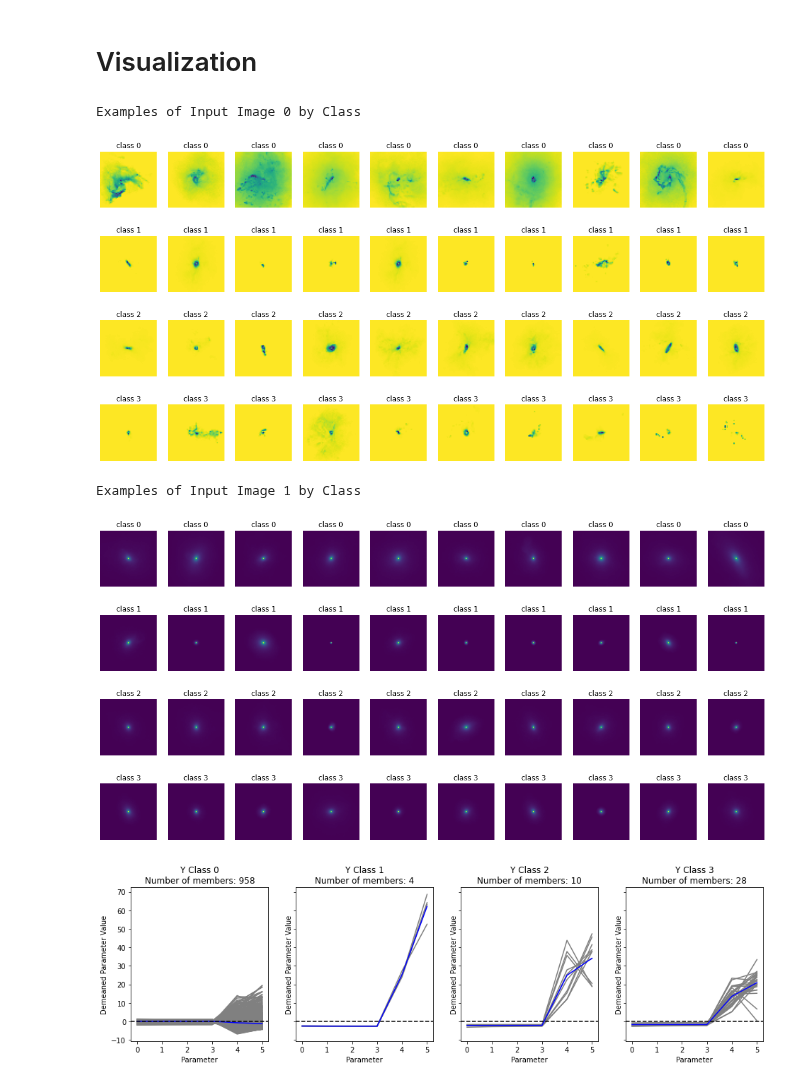
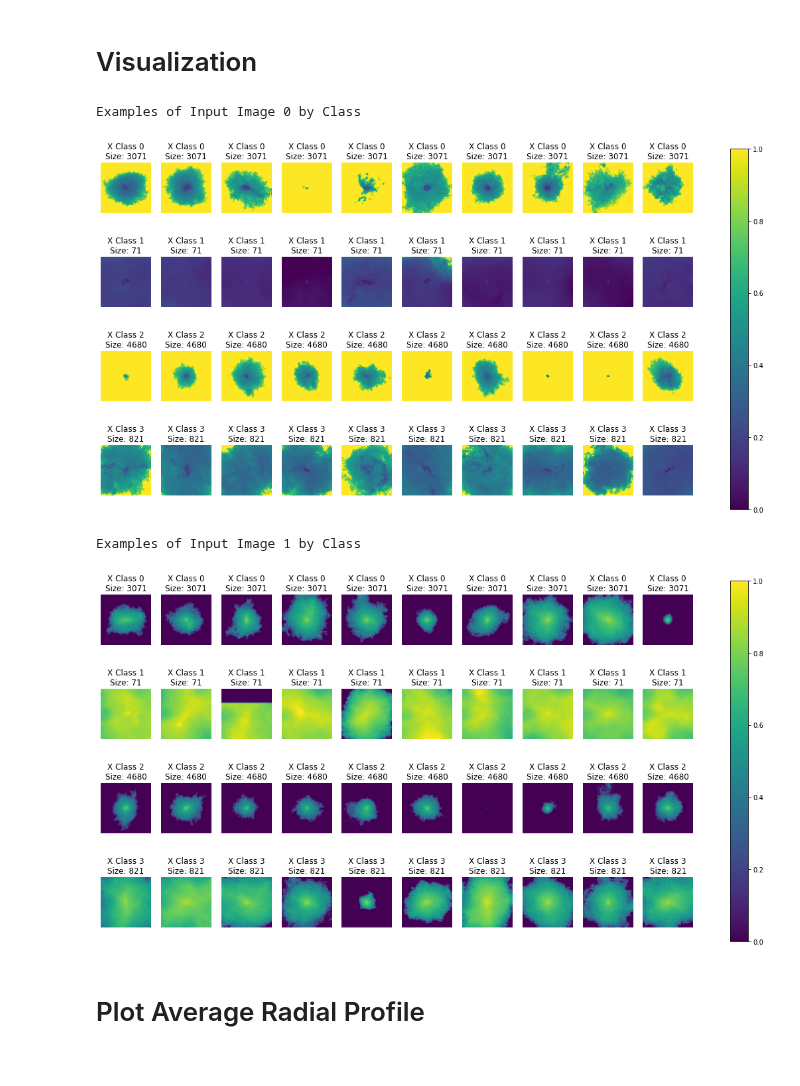
Before and after one commit to eberharf/cfl, a Jupyter notebook: cfl_examples/galaxies/cfl_galaxies0.ipynb, the cells around one changed output. Drawn from its saved outputs; the diff is of its cells as text; code cells hidden in the pictures.

Commit message:
Rescale inputs galaxy data

```diff
--- a/cfl_examples/galaxies/cfl_galaxies0.ipynb
+++ b/cfl_examples/galaxies/cfl_galaxies0.ipynb
@@ -54,0 +86,7 @@ plt.show()
+# %%
+fig,ax = plt.subplots(1,6,figsize=(20,4), sharex=True, sharey=True)
+for i in range(6):
+    ax[i].hist(Y[:,i],10)
+    ax[i].set_title('Parameter {} Hist.'.format(i))
+    print('param {} min: {}, max: {}'.format(i, np.min(Y[:,i]),np.max(Y[:,i])))
+plt.show()
@@ -72,12 +118,12 @@ data_info = { 'X_dims' : X.shape,
 # conditional density estimator parameters
 CDE_params = { 'batch_size'  : 64,
                'optimizer'   : 'adam',
-               'n_epochs'    : 200,
+               'n_epochs'    : 150,
                'verbose'     : 1,
                'opt_config'  : {'lr': 1e-4},
                'dense_units' : [1000, 100, data_info['Y_dims'][1]],
                'activations' : ['relu', 'relu', 'linear'],
-               'dropouts'    : [0, 0, 0],
+               'dropouts'    : [0.1, 0.1, 0],
                'show_plot'   : True }
 
 
@@ -98,5 +144,5 @@ loss not specified in params, defaulting to mean_squared_error
 model_name not specified in params, defaulting to CondExpMod
 # %%
 # train
-train_results = cfl_object.train(dataset0, standardize=True)
+train_results = cfl_object.train(dataset0, standardize=False)
 # %% [output]
@@ -122,6 +168,6 @@ Loading parameters from  results/galaxies/experiment0001/dataset0/checkpoints/be
 # %%
 # predict
-dataset1 = Dataset(X[:1000,:], Y[:1000,:], dataset_label='dataset1', experiment_saver=experiment_saver)
+dataset1 = Dataset(X[:,:], Y[:,:], dataset_label='dataset1', experiment_saver=experiment_saver)
 xlbls,ylbls = cfl_object.predict(dataset1)
 # %% [markdown]
 # Visualization
@@ -138,42 +184,38 @@ def reshape_input(vec, im_no):
 # %%
 print('Examples of Input Image 0 by Class')
 fig,ax = plt.subplots(cluster_params['n_Xclusters'], 10, figsize=(20,10))
+figmin = np.min(dataset1.X[:,:2601])
+figmax = np.max(dataset1.X[:,:2601])
 for i in range(cluster_params['n_Xclusters']):
     class_idx = np.where(xlbls==i)[0]
     class_samples = np.random.choice(class_idx, 10)
     for j in range(10):
-        ax[i,j].imshow(reshape_input(dataset1.X[class_samples[j]],0))
+        im = ax[i,j].imshow(reshape_input(dataset1.X[class_samples[j]],0), vmin=figmin, vmax=figmax)
         ax[i,j].set_title('class {}'.format(i))
         ax[i,j].axis('off')
+        ax[i,j].set_title('X Class {}\nSize: {}'.format(i, np.sum(xlbls==i)))
+fig.colorbar(im, ax=ax)
 plt.show()
 # %% [output]
 Examples of Input Image 0 by Class
-[figure, old version]
+[figure, new version]
 # %%
 print('Examples of Input Image 1 by Class')
 fig,ax = plt.subplots(cluster_params['n_Xclusters'], 10, figsize=(20,10))
+figmin = np.min(dataset1.X[:,2601:])
+figmax = np.max(dataset1.X[:,2601:])
 for i in range(cluster_params['n_Xclusters']):
     class_idx = np.where(xlbls==i)[0]
     class_samples = np.random.choice(class_idx, 10)
     for j in range(10):
-        ax[i,j].imshow(reshape_input(dataset1.X[class_samples[j]],1))
+        ax[i,j].imshow(reshape_input(dataset1.X[class_samples[j]],1),vmin=figmin, vmax=figmax)
         ax[i,j].set_title('class {}'.format(i))
         ax[i,j].axis('off')
+        ax[i,j].set_title('X Class {}\nSize: {}'.format(i, np.sum(xlbls==i)))
+fig.colorbar(im, ax=ax)
 plt.show()
 # %% [output]
 Examples of Input Image 1 by Class
-[figure, old version]
+[figure, new version]
-# %%
-fig,ax = plt.subplots(1,cluster_params['n_Yclusters'],figsize=(16,4),sharex=True,sharey=True)
-ymean = dataset1.Y.mean(axis=0)
-for i in range(cluster_params['n_Yclusters']):
-    ax[i].plot((dataset1.Y[ylbls==i]-ymean).T,c='gray')
-    ax[i].plot(np.mean((dataset1.Y[ylbls==i]-ymean),axis=0).T,c='blue')
-    ax[i].axhline(0, linestyle='--', c='black')
-    ax[i].set_xticks(range(6))
-    ax[i].set_xlabel('Parameter')
-    ax[i].set_ylabel('Demeaned Parameter Value')
-    ax[i].set_title('Y Class {}\nNumber of members: {}'.format(i, np.sum(ylbls==i)))
-plt.show()
-# %% [output]
-[figure, removed]
+# %% [markdown]
+# Plot Average Radial Profile
```
Also changed, not shown: parts of 11 cells of this notebook.
